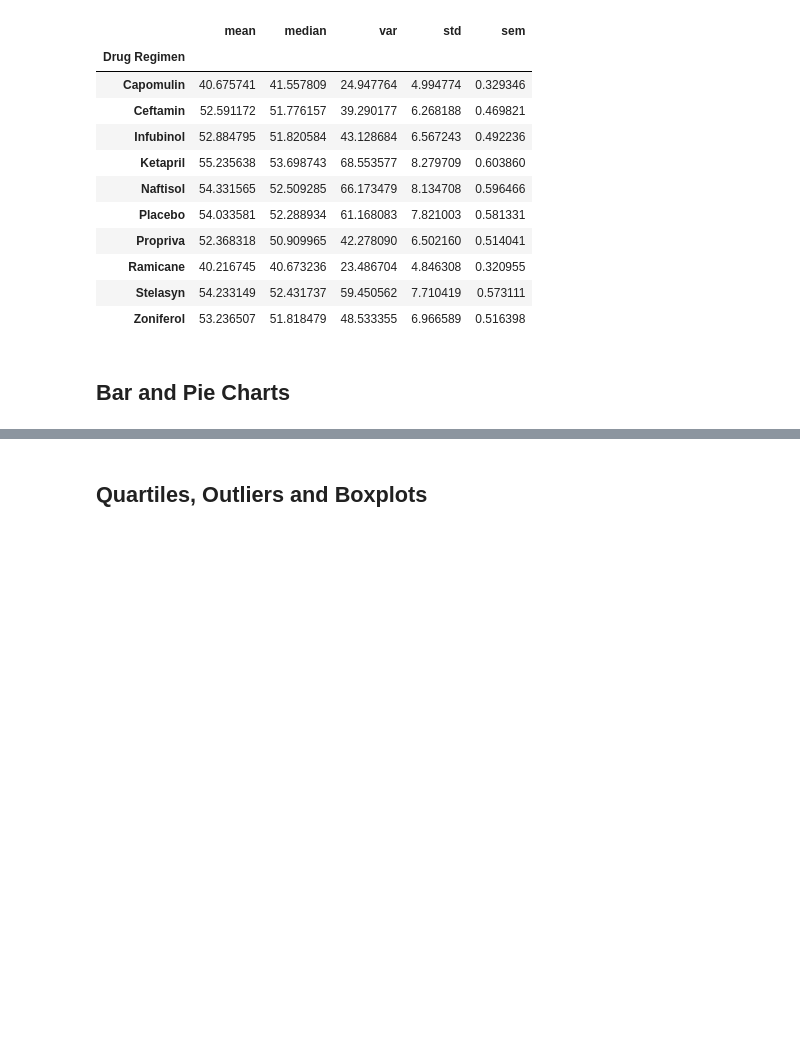
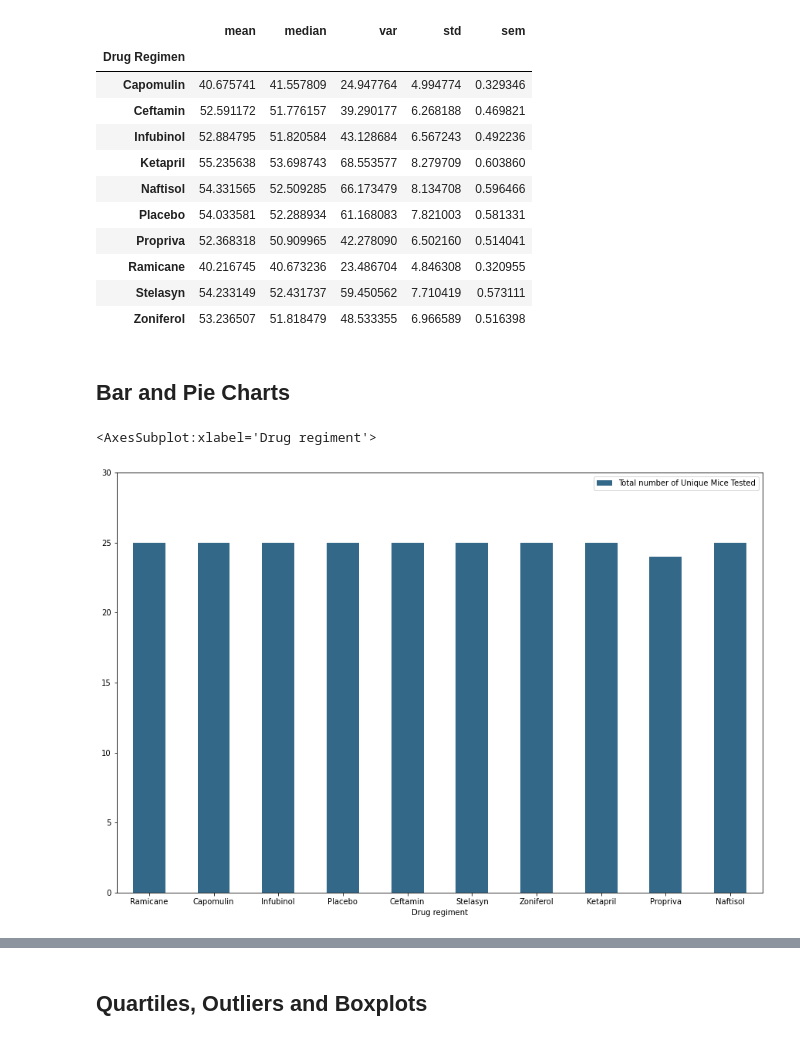
Before and after one commit to i-am-phoenix/rice-btcmp-hw5-matplotlib-challenge, a Jupyter notebook: pymaceuticals_starter.ipynb, the cells around one changed output, grey strips where cells are left out. Drawn from its saved outputs; the diff is of its cells as text; code cells hidden in the pictures; blank space fills up the shorter version.

Commit message:
Added bar charts with Pandas and PyPlot as well as Pie chart with PyPlot

```diff
--- a/pymaceuticals_starter.ipynb
+++ b/pymaceuticals_starter.ipynb
@@ -180,4 +180,24 @@ all_data_by_drug['Tumor Volume (mm3)'].agg(['mean','median','var','std','sem'])
 | Zoniferol | 53.236507 | 51.818479 | 48.533355 | 6.966589 | 0.516398 |
 # %% [markdown]
 ## Bar and Pie Charts
+# %%
+# Generate a bar plot showing the total number of unique mice tested on each drug regimen using pandas.
+# List of unique drug names
+list_of_drugs=all_data['Drug Regimen'].unique()
+
+# Creating a pandas dataframe
+df = pd.DataFrame({'Drug regiment': list_of_drugs,
+                   'Total number of Unique Mice Tested': all_data_by_drug['Mouse ID'].nunique()})
+
+# Creating a bar graph of size 15 inches wide and 10 inches high
+df.plot(kind='bar',
+        x='Drug regiment',
+        y='Total number of Unique Mice Tested',
+        rot=0,
+        color='#346888',
+        figsize=(15, 10),
+        ylim=(0,30))
+# %% [output]
+<AxesSubplot:xlabel='Drug regiment'>
+[figure, added]
 # %%
```
Also changed, not shown: parts of 4 cells of this notebook.
